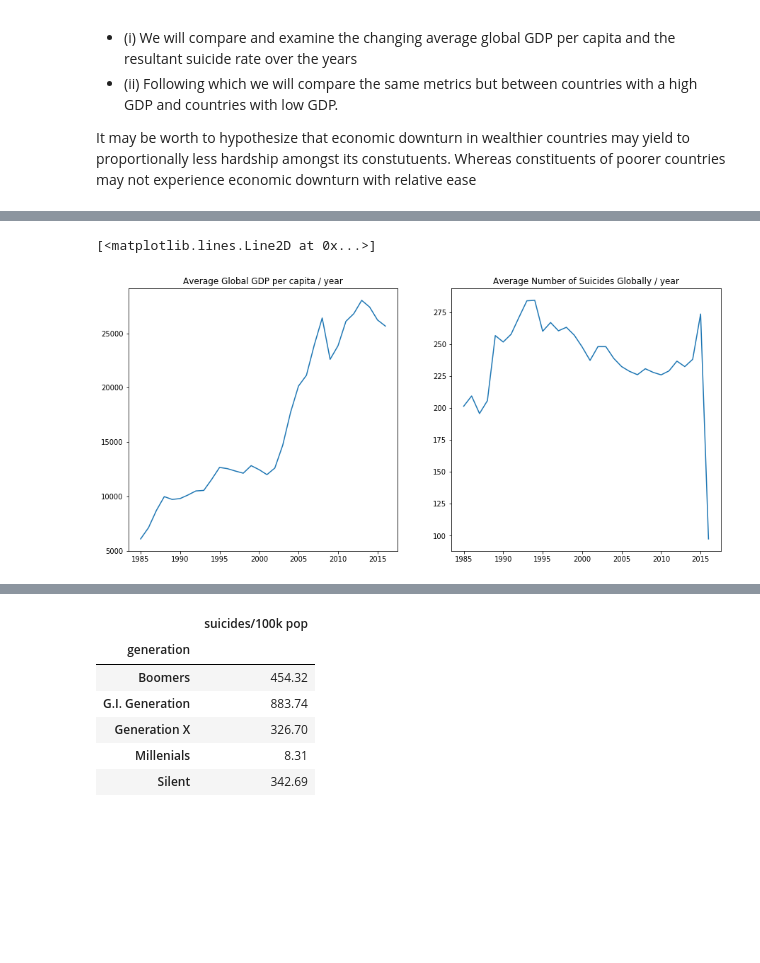
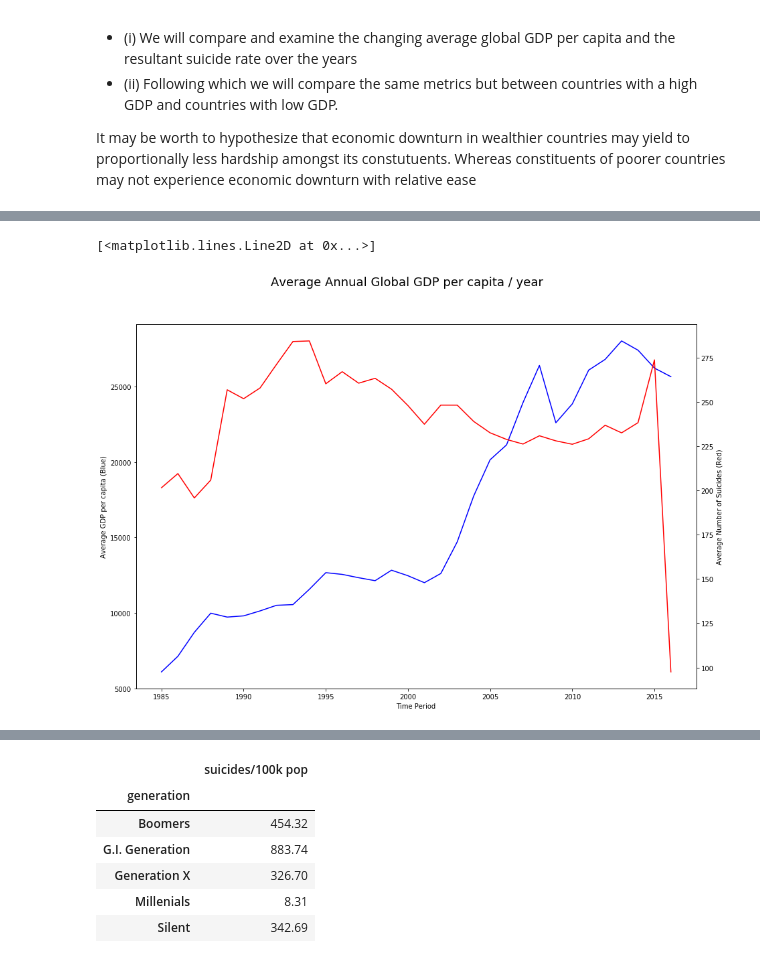
Before and after one commit to edalrami/anlt232_hw1, a Jupyter notebook: hw1.ipynb, the cells around one changed output, grey strips where cells are left out. Cells and saved outputs as stored; diff of their text form; code cells hidden in the pictures; blank space fills up the shorter version.

Commit message:
Adjusted barh charts, formatted charts, Created bar chart

```diff
--- a/hw1.ipynb
+++ b/hw1.ipynb
@@ -168,13 +186,13 @@ It may be worth to hypothesize that economic downturn in wealthier countries may
 # %%
-plt.figure(figsize=(15,15))
+plt.figure(figsize=(15,10))
+plt.suptitle('Average Annual Global GDP per capita / year', fontsize=18)
+plt.xlabel('Time Period')
+plt.ylabel('Average GDP per capita (Blue)')
 
-plt.subplot(2,2,1)
-plt.title('Average Global GDP per capita / year')
-plt.plot(data.groupby('year')['gdp_per_capita ($)'].mean())
-
-plt.subplot(2,2,2)
-plt.title('Average Number of Suicides Globally / year')
-plt.plot(data.groupby('year')['suicides_no'].mean())
+plt.plot(data.groupby('year')['gdp_per_capita ($)'].mean(), c='blue')
+plt.twinx()  # initialize a second axis
+plt.ylabel('Average Number of Suicides (Red)')
+plt.plot(data.groupby('year')['suicides_no'].mean(), c='red')
 # %% [output]
 [<matplotlib.lines.Line2D at 0x...>]
-[figure, old version]
+[figure, new version]
```
Also changed, not shown: parts of 30 cells of this notebook.
